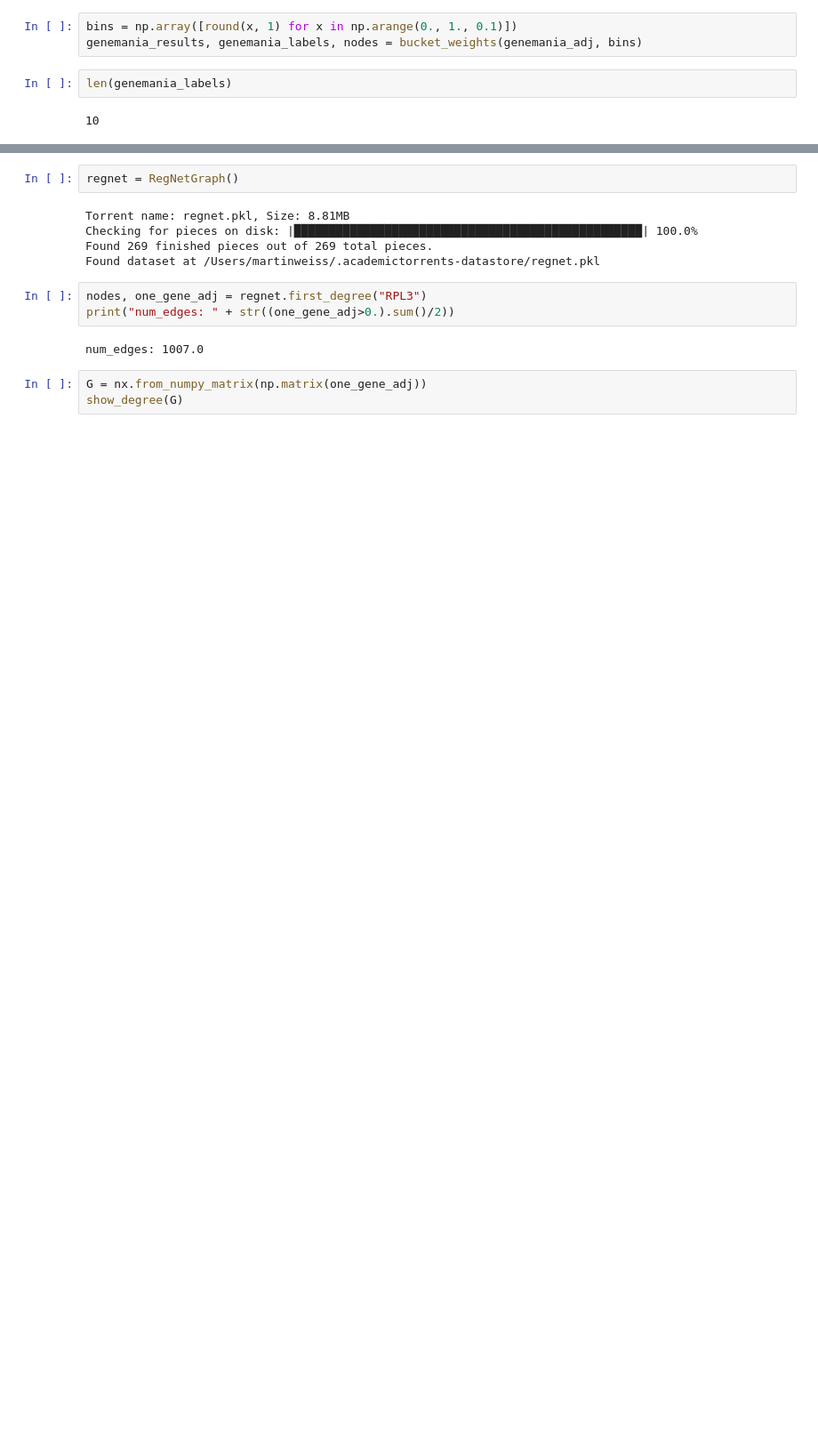
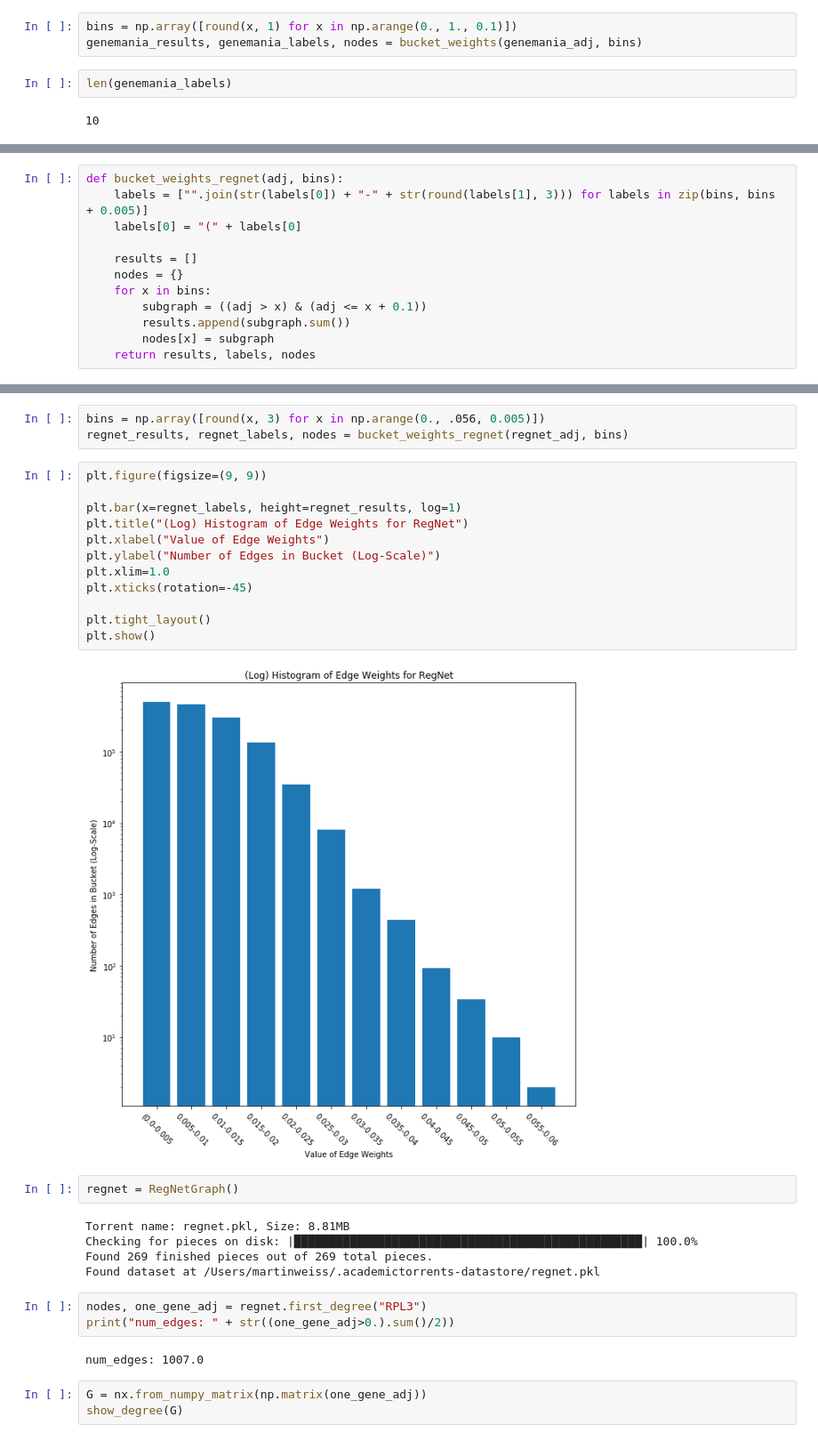
Before and after one commit to mila-iqia/gene-graph-conv, a Jupyter notebook: example-for-presentation.ipynb, the cells around one changed output, grey strips where cells are left out. Shown at 89% size. Cells and saved outputs as stored; diff of their text form; blank space fills up the shorter version.

```diff
--- a/example-for-presentation.ipynb
+++ b/example-for-presentation.ipynb
@@ -143,0 +147,12 @@ plt.show()
+# %%
+def bucket_weights_regnet(adj, bins):
+    labels = ["".join(str(labels[0]) + "-" + str(round(labels[1], 3))) for labels in zip(bins, bins + 0.005)]
+    labels[0] = "(" + labels[0]
+
+    results = []
+    nodes = {}
+    for x in bins:
+        subgraph = ((adj > x) & (adj <= x + 0.1))
+        results.append(subgraph.sum())
+        nodes[x] = subgraph
+    return results, labels, nodes
@@ -144,3 +164,20 @@ plt.show()
+# %%
+bins = np.array([round(x, 3) for x in np.arange(0., .056, 0.005)])
+regnet_results, regnet_labels, nodes = bucket_weights_regnet(regnet_adj, bins)
+# %%
+plt.figure(figsize=(9, 9))
+
+plt.bar(x=regnet_labels, height=regnet_results, log=1)
+plt.title("(Log) Histogram of Edge Weights for RegNet")
+plt.xlabel("Value of Edge Weights")
+plt.ylabel("Number of Edges in Bucket (Log-Scale)")
+plt.xlim=1.0
+plt.xticks(rotation=-45)
+
+plt.tight_layout()
+plt.show()
+# %% [output]
+[figure, added]
 # %%
 regnet = RegNetGraph()
 # %% [output]
```
Also changed, not shown: parts of 31 cells of this notebook, 3 other files.
